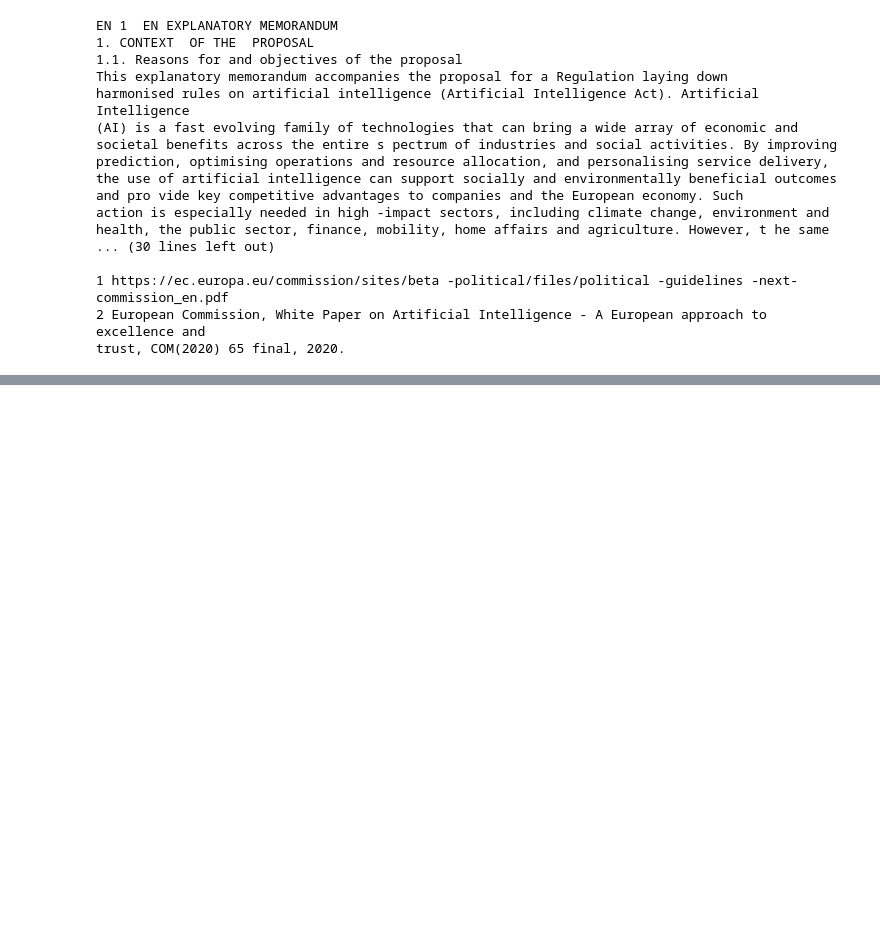
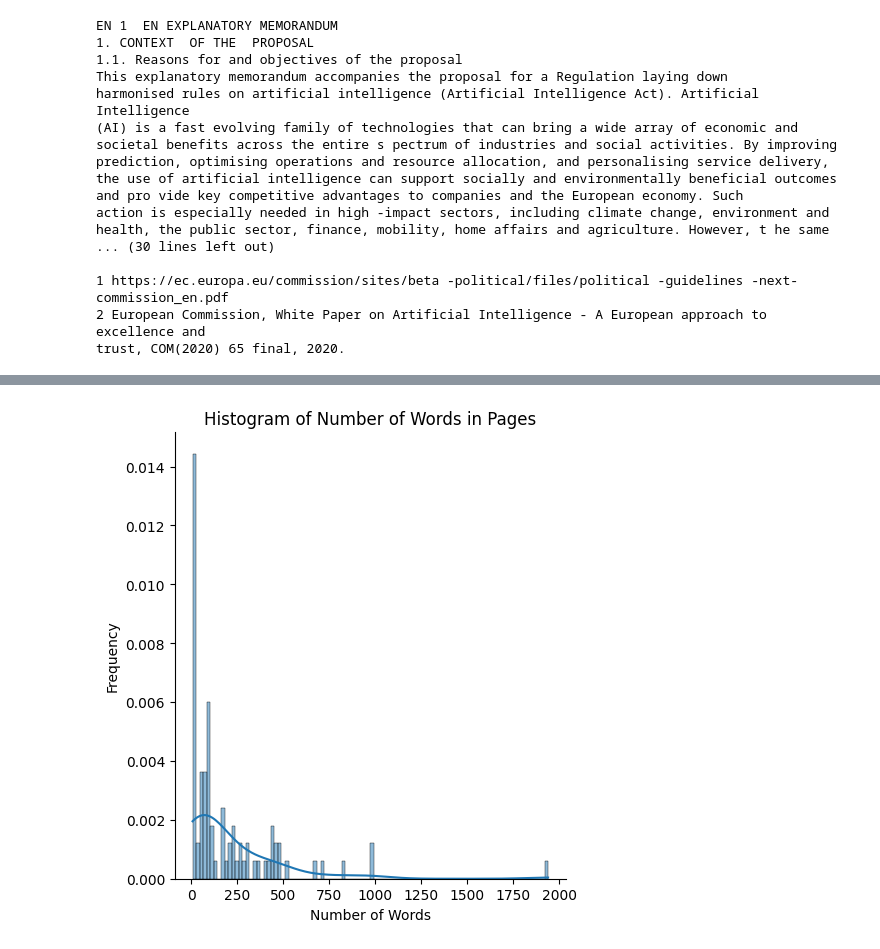
Before and after one commit to kkasra12/act_visualization, a Jupyter notebook: main.ipynb, the cells around one changed output, grey strips where cells are left out. Saved outputs shown, nothing was run; the diff lists cells and outputs as text; code cells hidden in the pictures; blank space fills up the shorter version.

```diff
--- a/main.ipynb
+++ b/main.ipynb
@@ -51,0 +280,5 @@ trust, COM(2020) 65 final, 2020.
+# %%
+number_of_words_in_page = []
+for page in scrapper.content:
+    number_of_words_in_page.append(sum([len(word_tokenize(p)) for p in page]))
+np.unique(number_of_words_in_page, return_counts=True)
@@ -51,0 +296,6 @@ trust, COM(2020) 65 final, 2020.
+# %%
+fig = sns.displot(number_of_words_in_page,  kde=True, stat="density", bins=100)
+fig.set(xlabel='Number of Words', ylabel='Frequency', title = 'Histogram of Number of Words in Pages')
+plt.show()
+# %% [output]
+[figure, added]
```
Also changed, not shown: parts of 38 cells of this notebook, 3 other files.
